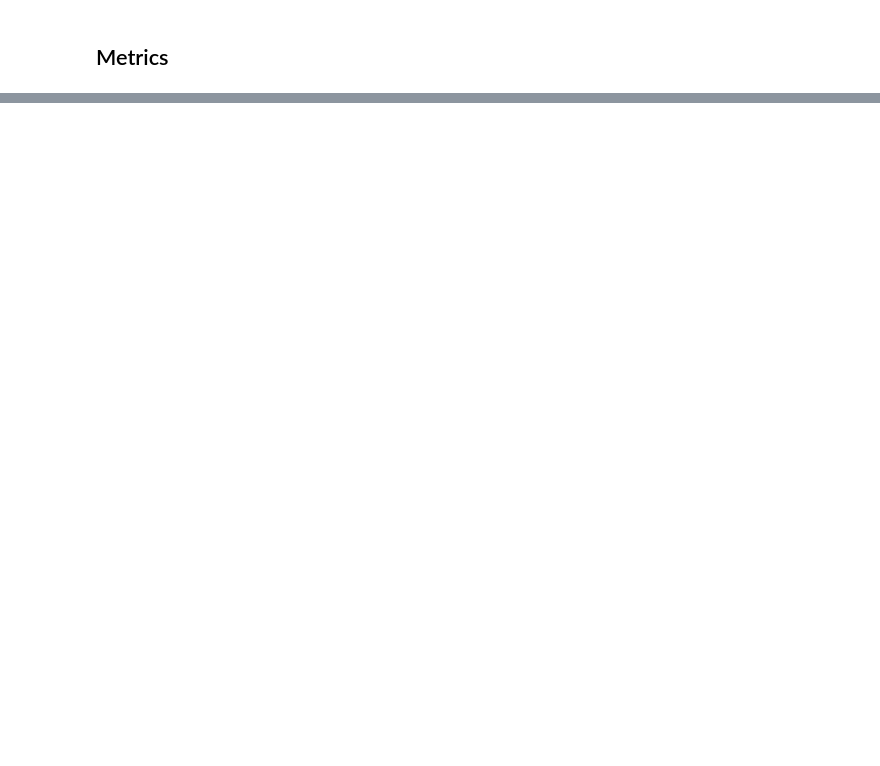
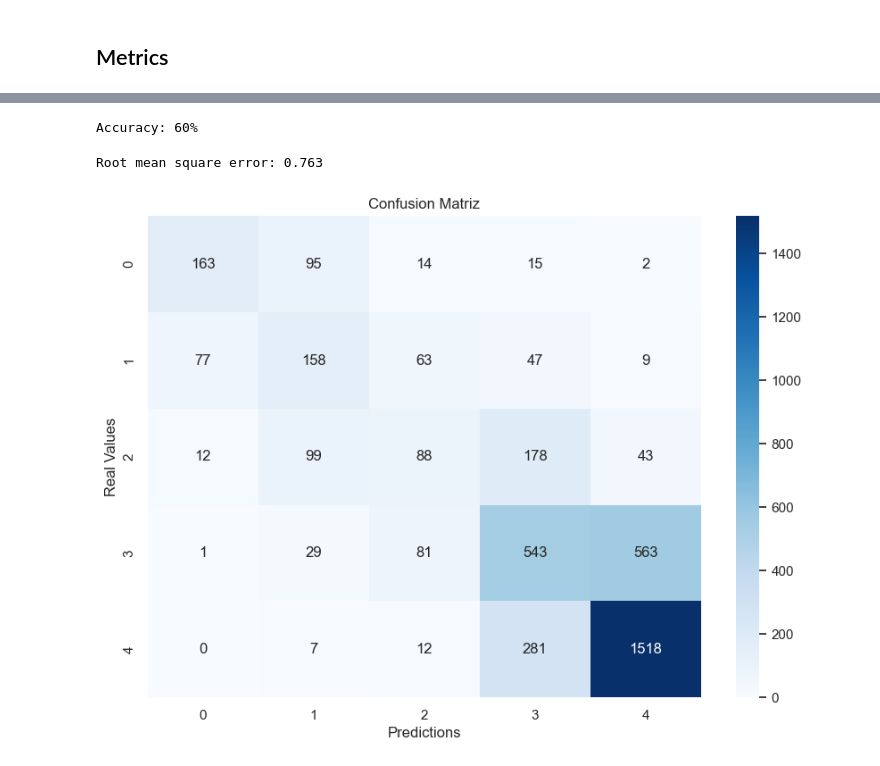
Before and after one commit to adrinoca/Tripadvisor-ML, a Jupyter notebook: tripadvisor_analysis.ipynb, the cells around one changed output, grey strips where cells are left out. Cells and saved outputs as stored; diff of their text form; code cells hidden in the pictures; blank space fills up the shorter version.

```diff
--- a/tripadvisor_analysis.ipynb
+++ b/tripadvisor_analysis.ipynb
@@ -570,0 +593,3 @@ Epoch 4/4
+# %%
+pred = model.predict(X_test)
+pred_final = np.argmax(pred,axis=-1)
@@ -570,0 +598,20 @@ Epoch 4/4
+# %%
+print('Accuracy: {}%'.format(round(accuracy_score(pred_final, Y_test)*100),2))
+# %% [output]
+Accuracy: 60%
+# %%
+print("Root mean square error: {}".format(round(np.sqrt(mean_squared_error(pred_final,Y_test)),3)))
+# %% [output]
+Root mean square error: 0.763
+# %%
+# Calcular la matriz de confusión
+cm = confusion_matrix(Y_test, pred_final)
+
+plt.figure(figsize=(10, 7))
+sns.heatmap(cm, annot=True, fmt="d", cmap="Blues", xticklabels=[0, 1, 2, 3, 4], yticklabels=[0, 1, 2, 3, 4])
+plt.title('Confusion Matriz')
+plt.xlabel('Predictions')
+plt.ylabel('Real Values')
+plt.show()
+# %% [output]
+[figure, added]
```
Also changed, not shown: parts of 21 cells of this notebook.
